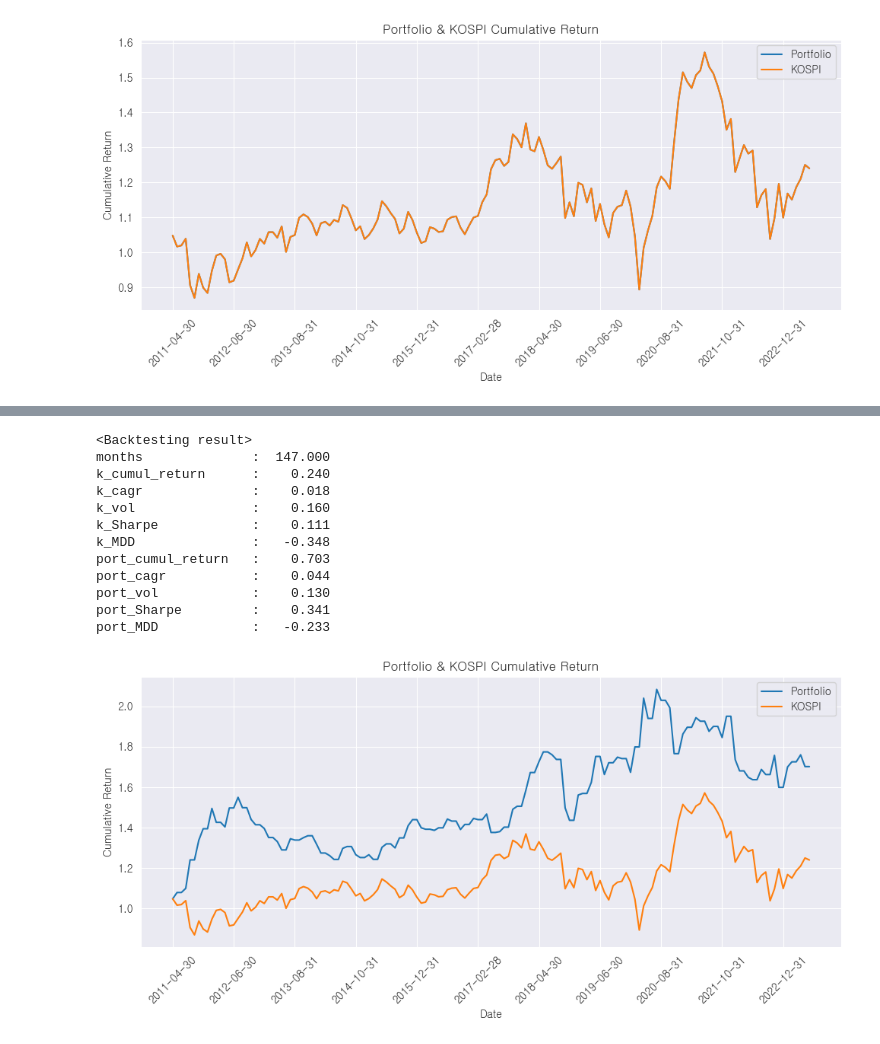
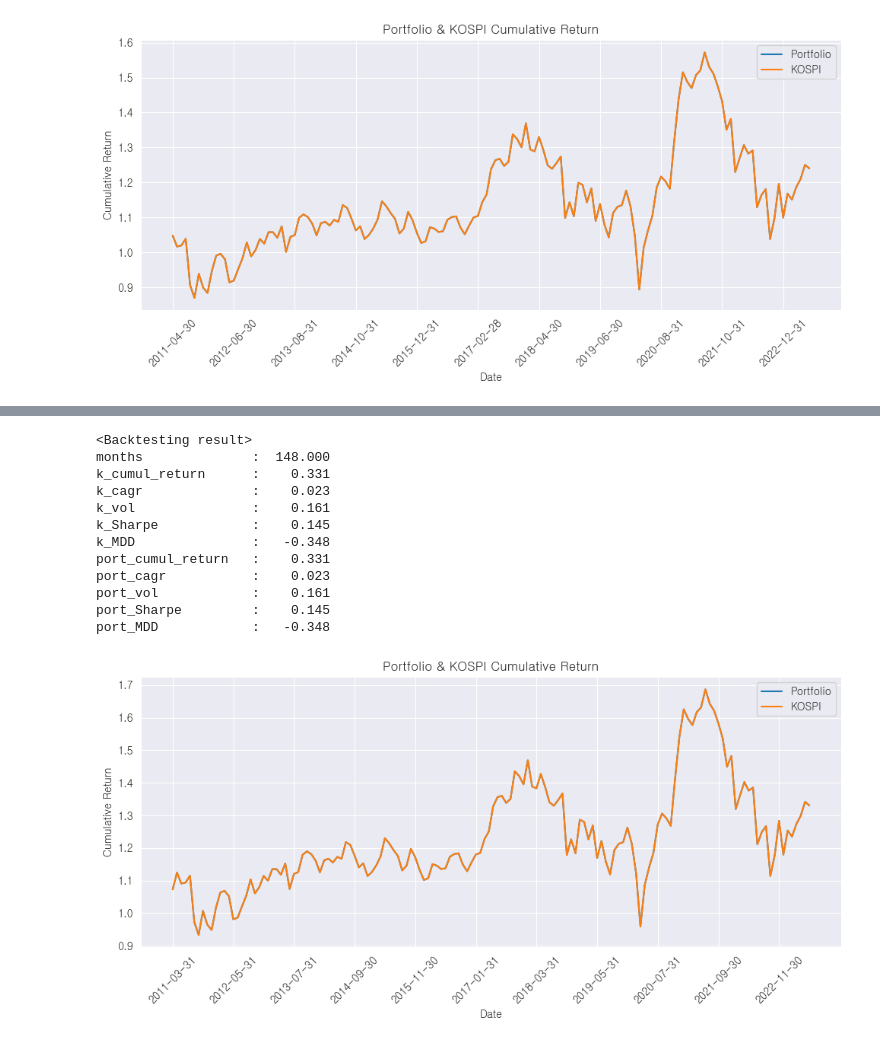
Before and after one commit to Il1Il1IllI1I/Hackathon_Finance, a Jupyter notebook: backtest/run.ipynb, the cells around one changed output, grey strips where cells are left out. Saved outputs shown, nothing was run; the diff lists cells and outputs as text; code cells hidden in the pictures.

```diff
--- a/backtest/run.ipynb
+++ b/backtest/run.ipynb
@@ -489,9 +549,6 @@ def convert_num(pred):
 
 # 월간 시장수익률 데이터 가져오기
 kdata = pd.read_csv("kospi_month_end.csv")
-
-# 예측된 값(y_pred)을 직접 입력하거나 외부에서 불러오기
-y_pred = pd.Series([0, 1, 2] * (len(kdata) // 3), index=kdata.index)  # 예시
 
 # AI모델로 예측한 예측정보 적용
 kdata['stage'] = y_pred
@@ -576,10 +633,7 @@ def convert_num(pred):
     return pred.map(mapping)
 
 # 월간 시장수익률 데이터 가져오기
-kdata = pd.read_csv("kospi_month_end.csv")
-
-# 예측된 값(y_pred)을 직접 입력하거나 외부에서 불러오기
-y_pred = pd.Series([0, 1, 2] * (len(kdata) // 3), index=kdata.index)  # 예시
+kdata = pd.read_csv("real.csv")
 
 # AI모델로 예측한 예측정보 적용
 kdata['stage'] = y_pred
@@ -610,41 +664,41 @@ my_back['k_MDD'] = MDD(kdata['kospi_cumul'])
 # 포트폴리오에 대한 계산
 my_back['port_cumul_return'] = kdata['port_cumul'].iloc[-1] - 1
 my_back['port_cagr'] = (kdata['port_cumul'].iloc[-1])**(1/years) - 1
 my_back['port_vol'] = kdata['port_return'].std() * np.sqrt(12)
 my_back['port_Sharpe'] = my_back['port_cagr'] / my_back['port_vol']
 my_back['port_MDD'] = MDD(kdata['port_cumul'])
 
 # 백테스팅 결과 출력
 print("<Backtesting result>")
 for key, value in my_back.items():
     print(f"{key:20}: {value:8.3f}")
 
 # 포트폴리오 누적수익률 그래프
 plt.figure(figsize=(10, 5))
 plt.plot(kdata.index, kdata['port_cumul'], label='Portfolio')
 plt.plot(kdata.index, kdata['kospi_cumul'], label='KOSPI')
 
 # x축 레이블을 날짜로 설정합니다.
 plt.xticks(kdata.index[::int(len(kdata.index)/10)], kdata['base_date'][::int(len(kdata.index)/10)], rotation=45)
 
 plt.title('Portfolio & KOSPI Cumulative Return')
 plt.ylabel('Cumulative Return')
 plt.xlabel('Date')
 plt.legend()
 plt.tight_layout()
 plt.grid(True)
 plt.show()
 # %% [output]
 <Backtesting result>
-months              :  147.000
-k_cumul_return      :    0.240
-k_cagr              :    0.018
-k_vol               :    0.160
-k_Sharpe            :    0.111
+months              :  148.000
+k_cumul_return      :    0.331
+k_cagr              :    0.023
+k_vol               :    0.161
+k_Sharpe            :    0.145
 k_MDD               :   -0.348
-port_cumul_return   :    0.703
-port_cagr           :    0.044
-port_vol            :    0.130
-port_Sharpe         :    0.341
-port_MDD            :   -0.233
+port_cumul_return   :    0.331
+port_cagr           :    0.023
+port_vol            :    0.161
+port_Sharpe         :    0.145
+port_MDD            :   -0.348
-[figure, old version]
+[figure, new version]
```
Also changed, not shown: parts of 5 cells of this notebook, 13 other files.
